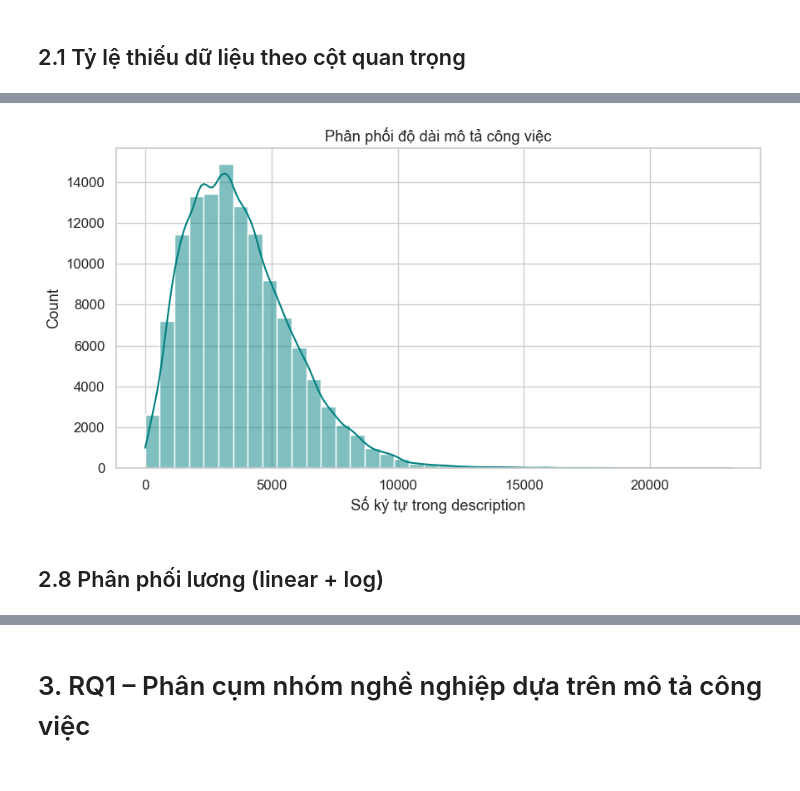
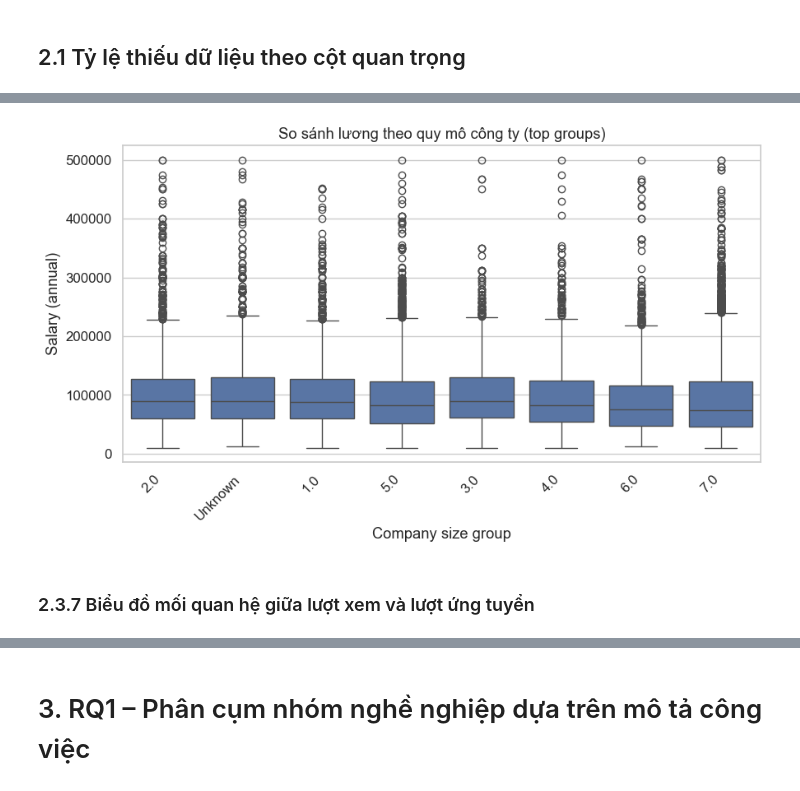
Before and after one commit to QuangMinh03042005/sgu25_kpdl, a Jupyter notebook: final/research.ipynb, the cells around one changed output, grey strips where cells are left out. Cells and saved outputs as stored; diff of their text form; code cells hidden in the pictures.

```diff
--- a/final/research.ipynb
+++ b/final/research.ipynb
@@ -377,11 +446,0 @@ Số job có med_salary > 0: 6266
-# %%
-# do bộ dữ liệu quy ước 0 là nan nên ta phải chuyển đổi nó sang nan cho dễ xử lí
-job_merged["country"].replace("0", np.nan, inplace=True)
-job_merged["country"].fillna("Unknown", inplace=True)
-# 2.4 Top quốc gia và thành phố có bài tuyển dụng nhiều nhất
-top_countries = job_merged["country"].value_counts().head(10)
-sns.barplot(x=top_countries.values, y=top_countries.index, palette="viridis", hue=top_countries.index,legend=False)
-plt.xlabel("Số bài tuyển dụng")
-plt.ylabel("Quốc gia")
-plt.title("Top 10 quốc gia có số lượng job postings nhiều nhất")
-plt.show()
@@ -392,10 +456,12 @@ plt.show()
 # %%
-job_merged["city"].replace("0", np.nan, inplace=True)
-job_merged["city"].fillna("Unknown", inplace=True)
-top_cities = job_merged["city"].value_counts().head(10)
-sns.barplot(x=top_cities.values, y=top_cities.index, palette="magma", hue=top_cities.index, legend=False)
-plt.xlabel("Số bài tuyển dụng")
-plt.ylabel("Thành phố")
-plt.title("Top 10 thành phố có số lượng job postings nhiều nhất")
+order = job_merged["formatted_experience_level"].value_counts().index.tolist()
+plt.figure(figsize=(11, 5))
+sns.boxplot(
+    data=job_merged, x="formatted_experience_level", y="salary_annual", order=order
+)
+plt.xticks(rotation=45, ha="right")
+plt.xlabel("Experience level")
+plt.ylabel("Salary (annual)")
+plt.title("So sánh lương theo cấp độ kinh nghiệm")
 plt.show()
 # %% [output]
@@ -415,14 +489,17 @@ plt.show()
 # %%
-job_merged["desc_len"] = (
-    job_merged["description"].fillna("").apply(lambda x: len(str(x)))
-)
-
-sns.histplot(job_merged["desc_len"], bins=40, kde=True, color="teal")
-plt.xlabel("Số ký tự trong description")
-plt.title("Phân phối độ dài mô tả công việc")
+tmp = job_merged.copy()
+tmp["company_size"] = tmp["company_size"].fillna("Unknown")
+# chỉ lấy top nhóm để dễ nhìn
+top_sizes = tmp["company_size"].value_counts().head(8).index
+tmp = tmp[tmp["company_size"].isin(top_sizes)]
+sns.boxplot(data=tmp, x="company_size", y="salary_annual")
+plt.xticks(rotation=45, ha="right")
+plt.xlabel("Company size group")
+plt.ylabel("Salary (annual)")
+plt.title("So sánh lương theo quy mô công ty (top groups)")
 plt.show()
 # %% [output]
-[figure, old version]
+[figure, new version]
 # %% [markdown]
-## 2.8 Phân phối lương (linear + log)
+### 2.3.7 Biểu đồ mối quan hệ giữa lượt xem và lượt ứng tuyển
 # %%
```
Also changed, not shown: parts of 140 cells of this notebook.
